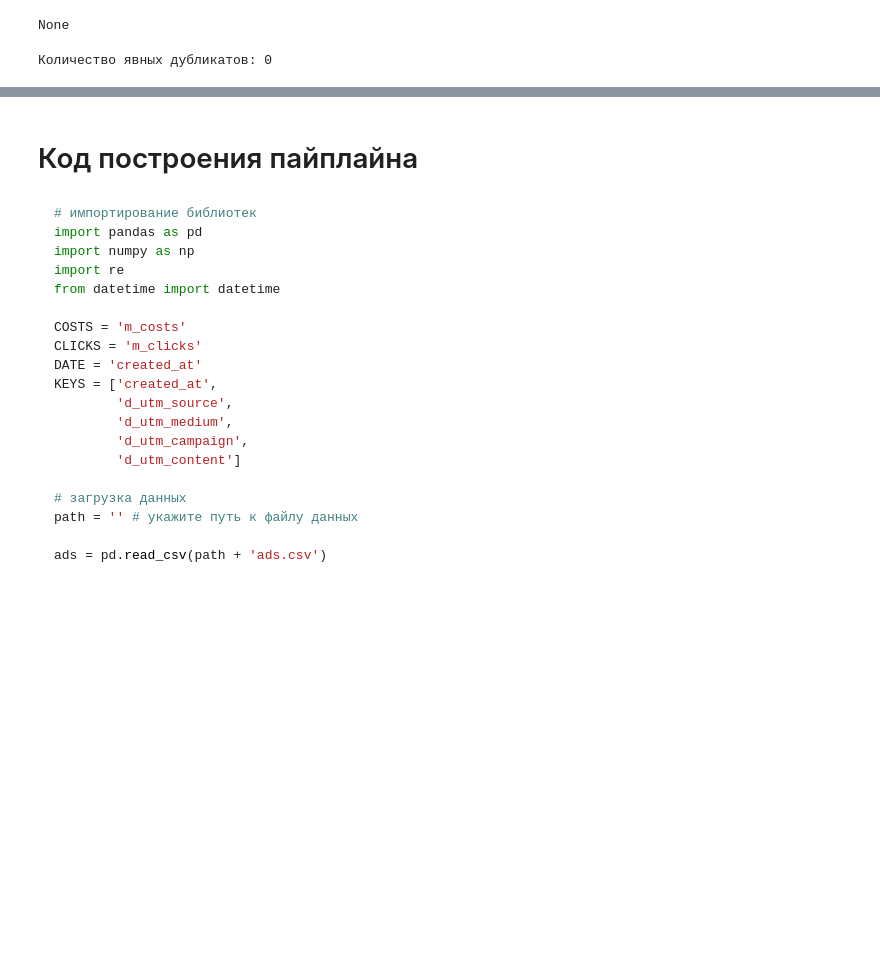
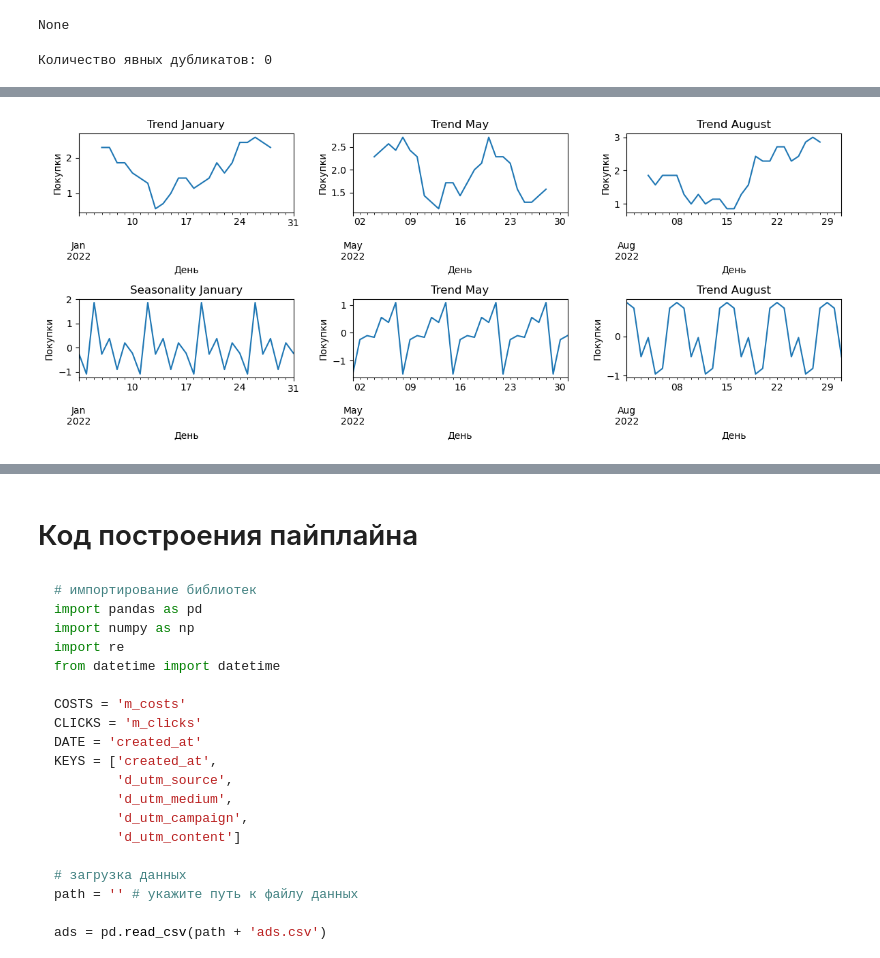
Before and after one commit to deniskriukov/xO_Services_test_task, a Jupyter notebook: xO_Services_test_task.ipynb, the cells around one changed output, grey strips where cells are left out. Drawn from its saved outputs; the diff is of its cells as text; code cells hidden in the pictures; blank space fills up the shorter version.

```diff
--- a/xO_Services_test_task.ipynb
+++ b/xO_Services_test_task.ipynb
@@ -523,0 +632,46 @@ final_data.to_excel(f'final_data-{datetime.now().date()}.xlsx')
+# %%
+purchases = final_data[['purchase_count', 'created_at']].set_index('created_at')
+purchases_winter = purchases['2022-01-01':'2022-01-31'].resample('1D').sum()
+purchases_spring = purchases['2022-05-01':'2022-05-31'].resample('1D').sum()
+purchases_summer = purchases['2022-08-01':'2022-08-31'].resample('1D').sum()
+decomposed_purchases_winter = seasonal_decompose(purchases_winter)
+decomposed_purchases_spring = seasonal_decompose(purchases_spring)
+decomposed_purchases_summer = seasonal_decompose(purchases_summer)
+
+plt.figure(figsize=(12, 5))
+
+plt.subplot(231)
+decomposed_purchases_winter.trend.plot(ax=plt.gca())
+plt.title('Trend January')
+plt.xlabel('День')
+plt.ylabel('Покупки')
+plt.subplot(232)
+decomposed_purchases_spring.trend.plot(ax=plt.gca())
+plt.title('Trend May')
+plt.xlabel('День')
+plt.ylabel('Покупки')
+plt.subplot(233)
+decomposed_purchases_summer.trend.plot(ax=plt.gca())
+plt.title('Trend August')
+plt.xlabel('День')
+plt.ylabel('Покупки')
+
+
+plt.subplot(234)
+decomposed_purchases_winter.seasonal.plot(ax=plt.gca())
+plt.title('Seasonality January')
+plt.xlabel('День')
+plt.ylabel('Покупки')
+plt.subplot(235)
+decomposed_purchases_spring.seasonal.plot(ax=plt.gca())
+plt.title('Trend May')
+plt.xlabel('День')
+plt.ylabel('Покупки')
+plt.subplot(236)
+decomposed_purchases_summer.seasonal.plot(ax=plt.gca())
+plt.title('Trend August')
+plt.xlabel('День')
+plt.ylabel('Покупки')
+plt.tight_layout();
+# %% [output]
+[figure, added]
```
Also changed, not shown: parts of 11 cells of this notebook.
